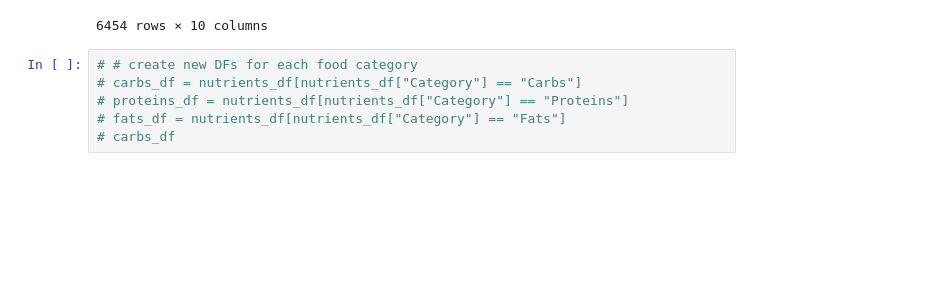
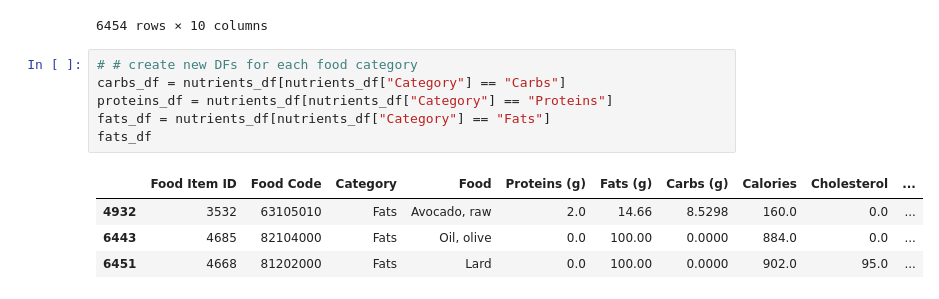
Before and after one commit to seanhoffman76/Project1, a Jupyter notebook: NutrientsAnalysis.ipynb, the cells around one changed output. Cells and saved outputs as stored; diff of their text form; blank space fills up the shorter version.

Commit message:
relatively final nutrients analysis code (may need final revision before presentation)

```diff
--- a/NutrientsAnalysis.ipynb
+++ b/NutrientsAnalysis.ipynb
@@ -61,10 +61,15 @@ nutrients_df
 6454 rows × 10 columns
 # %%
 # # create new DFs for each food category
-# carbs_df = nutrients_df[nutrients_df["Category"] == "Carbs"]
-# proteins_df = nutrients_df[nutrients_df["Category"] == "Proteins"]
-# fats_df = nutrients_df[nutrients_df["Category"] == "Fats"]
-# carbs_df
+carbs_df = nutrients_df[nutrients_df["Category"] == "Carbs"]
+proteins_df = nutrients_df[nutrients_df["Category"] == "Proteins"]
+fats_df = nutrients_df[nutrients_df["Category"] == "Fats"]
+fats_df
+# %% [output]
+|  | Food Item ID | Food Code | Category | Food | Proteins (g) | Fats (g) | Carbs (g) | Calories | Cholesterol | ... |
+| 4932 | 3532 | 63105010 | Fats | Avocado, raw | 2.0 | 14.66 | 8.5298 | 160.0 | 0.0 | ... |
+| 6443 | 4685 | 82104000 | Fats | Oil, olive | 0.0 | 100.00 | 0.0000 | 884.0 | 0.0 | ... |
+| 6451 | 4668 | 81202000 | Fats | Lard | 0.0 | 100.00 | 0.0000 | 902.0 | 95.0 | ... |
 # %%
 # select random row from each DF
 random_carb = nutrients_df[nutrients_df["Category"] == "Carbs"].sample(n=1)
```
Also changed, not shown: parts of 13 cells of this notebook.
